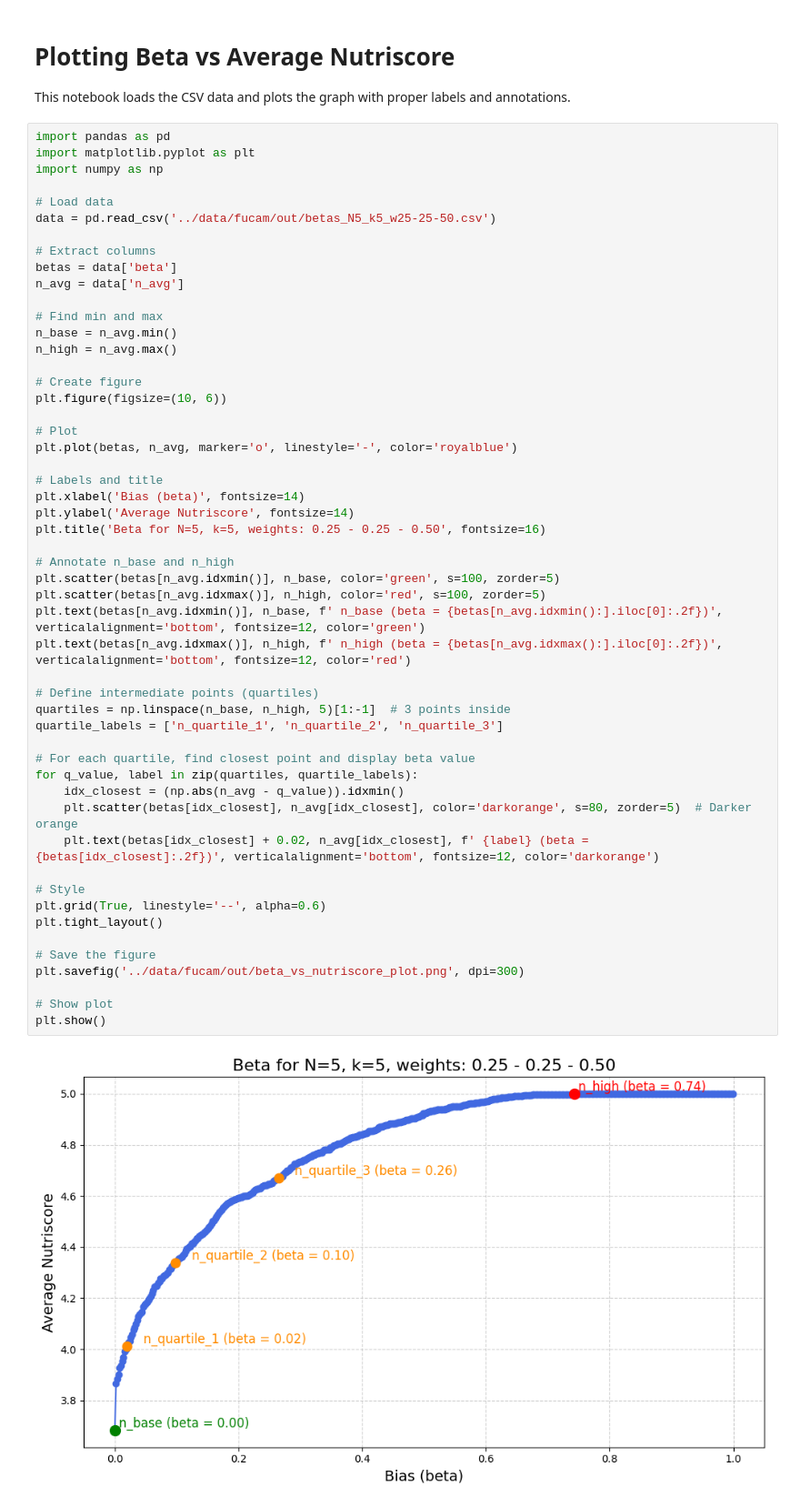
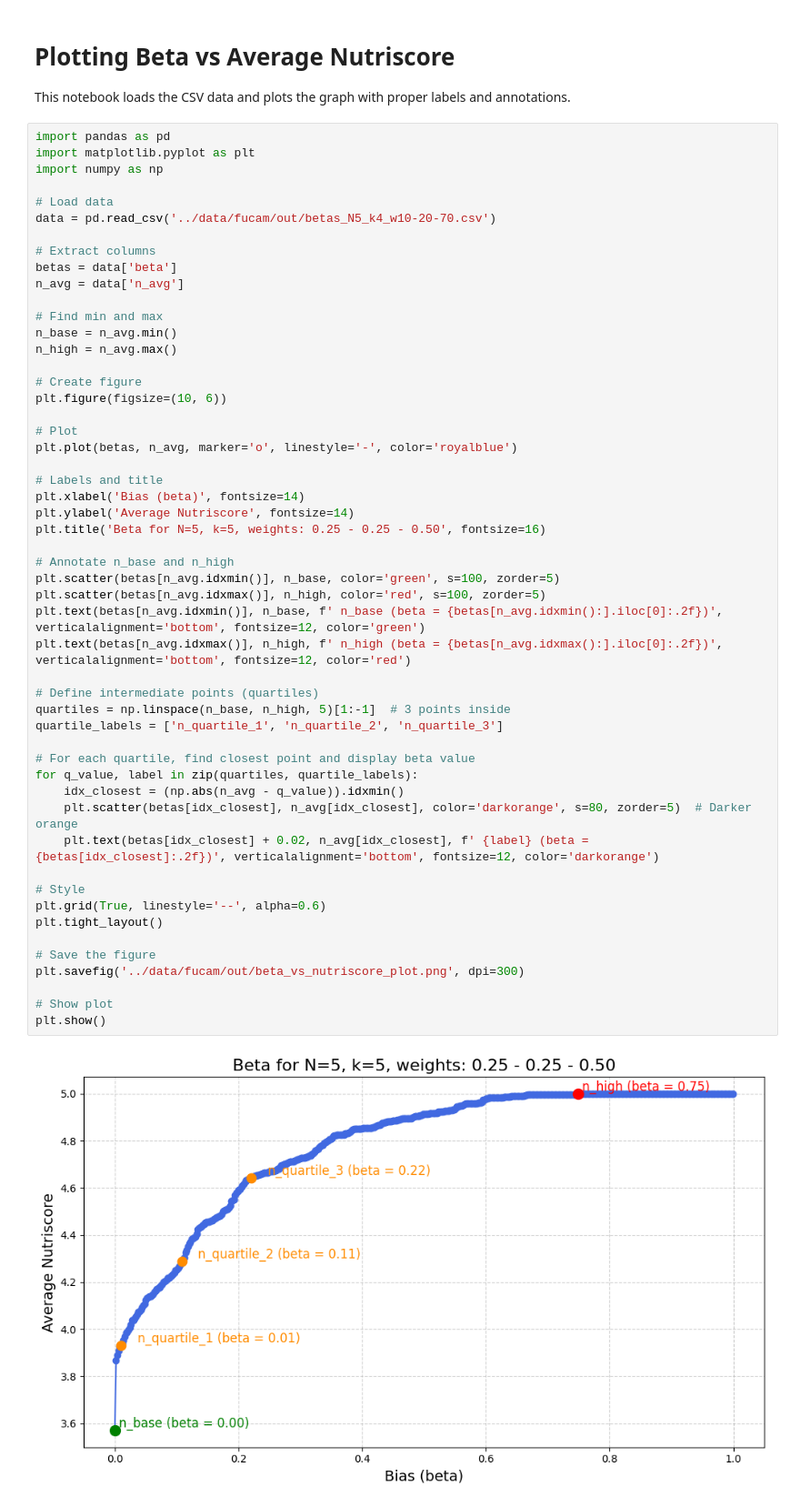
Before and after one commit to cvandekerckh/biasrec, a Jupyter notebook: scripts/plot_betas_nutriscore.ipynb, the cells around one changed output. Shown at 91% size. Cells and saved outputs as stored; diff of their text form.

```diff
--- a/scripts/plot_betas_nutriscore.ipynb
+++ b/scripts/plot_betas_nutriscore.ipynb
@@ -7,7 +7,7 @@ import matplotlib.pyplot as plt
 import numpy as np
 
 # Load data
-data = pd.read_csv('../data/fucam/out/betas_N5_k5_w25-25-50.csv')
+data = pd.read_csv('../data/fucam/out/betas_N5_k4_w10-20-70.csv')
 
 # Extract columns
 betas = data['beta']
@@ -27,31 +27,31 @@ plt.plot(betas, n_avg, marker='o', linestyle='-', color='royalblue')
 plt.xlabel('Bias (beta)', fontsize=14)
 plt.ylabel('Average Nutriscore', fontsize=14)
 plt.title('Beta for N=5, k=5, weights: 0.25 - 0.25 - 0.50', fontsize=16)
 
 # Annotate n_base and n_high
 plt.scatter(betas[n_avg.idxmin()], n_base, color='green', s=100, zorder=5)
 plt.scatter(betas[n_avg.idxmax()], n_high, color='red', s=100, zorder=5)
 plt.text(betas[n_avg.idxmin()], n_base, f' n_base (beta = {betas[n_avg.idxmin():].iloc[0]:.2f})', verticalalignment='bottom', fontsize=12, color='green')
 plt.text(betas[n_avg.idxmax()], n_high, f' n_high (beta = {betas[n_avg.idxmax():].iloc[0]:.2f})', verticalalignment='bottom', fontsize=12, color='red')
 
 # Define intermediate points (quartiles)
 quartiles = np.linspace(n_base, n_high, 5)[1:-1]  # 3 points inside
 quartile_labels = ['n_quartile_1', 'n_quartile_2', 'n_quartile_3']
 
 # For each quartile, find closest point and display beta value
 for q_value, label in zip(quartiles, quartile_labels):
     idx_closest = (np.abs(n_avg - q_value)).idxmin()
     plt.scatter(betas[idx_closest], n_avg[idx_closest], color='darkorange', s=80, zorder=5)  # Darker orange
     plt.text(betas[idx_closest] + 0.02, n_avg[idx_closest], f' {label} (beta = {betas[idx_closest]:.2f})', verticalalignment='bottom', fontsize=12, color='darkorange')
 
 # Style
 plt.grid(True, linestyle='--', alpha=0.6)
 plt.tight_layout()
 
 # Save the figure
 plt.savefig('../data/fucam/out/beta_vs_nutriscore_plot.png', dpi=300)
 
 # Show plot
 plt.show()
 # %% [output]
-[figure, old version]
+[figure, new version]
```
Also changed, not shown: 1 other file.
